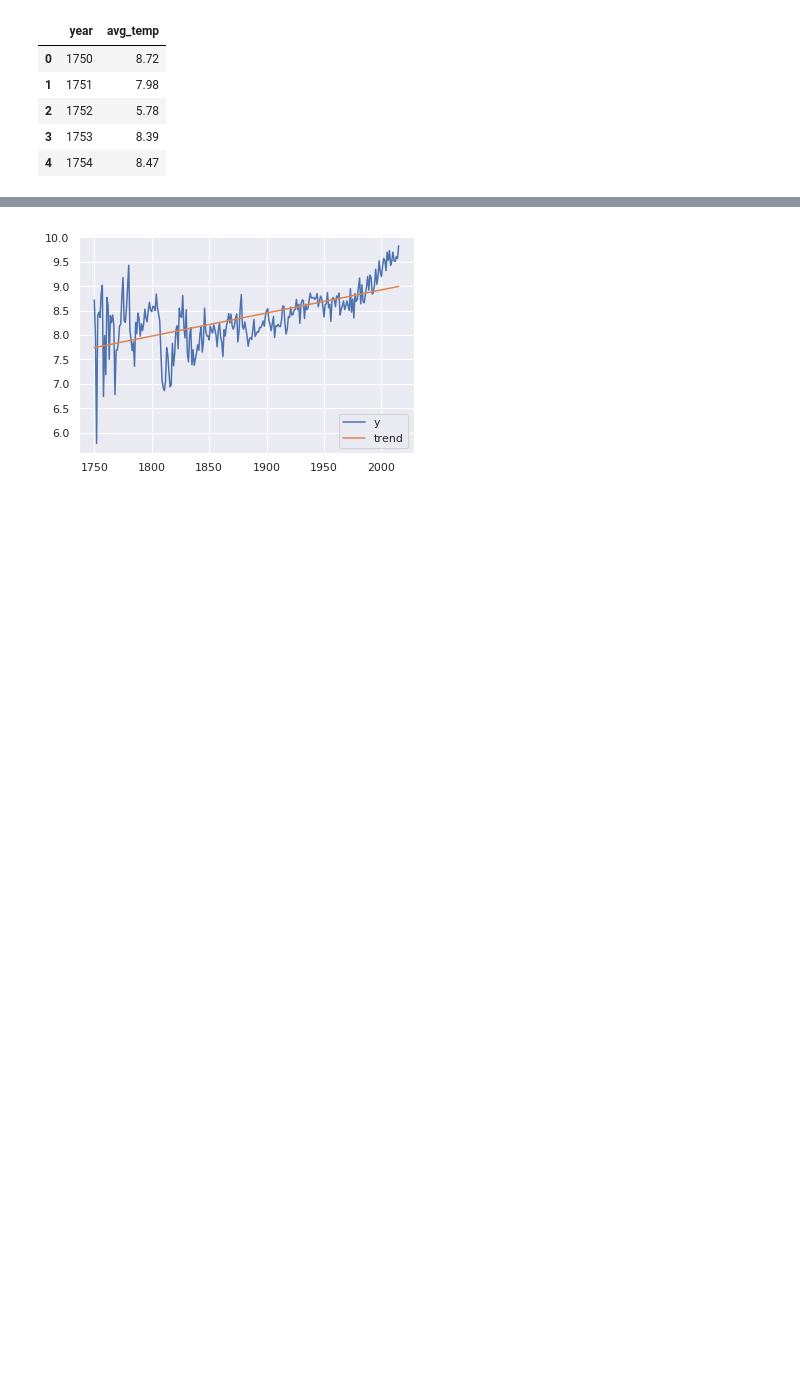
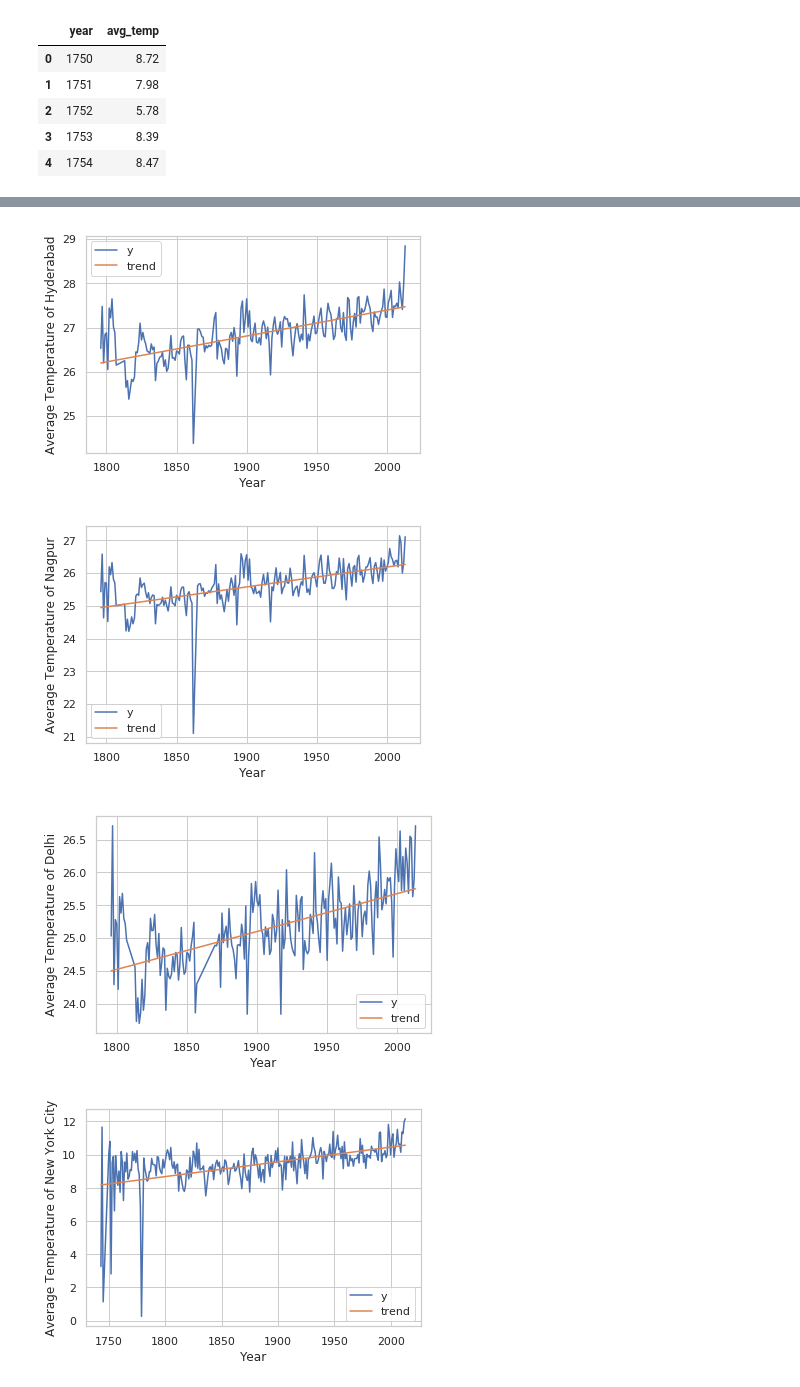
Before and after one commit to abhiksark/Udacity-DataAnalyst-Nanodegree, a Jupyter notebook: explore_weather_trends/trend_plot.ipynb, the cells around one changed output, grey strips where cells are left out. Saved outputs shown, nothing was run; the diff lists cells and outputs as text; code cells hidden in the pictures; blank space fills up the shorter version.

Commit message:
Updated the trend plot

```diff
--- a/explore_weather_trends/trend_plot.ipynb
+++ b/explore_weather_trends/trend_plot.ipynb
@@ -41,7 +79,9 @@ moving_avg_hyd = df_hyd.rolling(12).mean()
 # %%
-sns.set(style='darkgrid')
-sns.lineplot(x='year', y='avg_temp', data=df_hyd, estimator='mean')
-plt.show()
-sns.lineplot(x='year', y='avg_temp', data=df_global)
-plt.show()
+for df in df_listofcity:
+    moving_avg_df = df.rolling(10).mean()
+    sns.lineplot(x='year', y='avg_temp', data=df ,color= "#ff4c4c" )
+    sns.lineplot(x='year', y='avg_temp', data=moving_avg_df ,color = "#31115e")
+    plt.ylabel('Average Temperature of '+ df.name)
+    plt.xlabel('Year')
+    plt.show()
 # %% [output]
@@ -50,6 +91,0 @@ plt.show()
-# %%
-
-sns.set(style='darkgrid')
-sns.lineplot(x='year', y='avg_temp', data=moving_avg_hyd, color = 'black')
-sns.lineplot(x='year', y='avg_temp', data=df_hyd, color = 'red')
-plt.show()
@@ -58,6 +91,0 @@ plt.show()
-# %%
-
-sns.set(style='darkgrid')
-sns.lineplot(x='year', y='avg_temp', data=moving_avg_global)
-sns.lineplot(x='year', y='avg_temp', data=df_global)
-plt.show()
@@ -66,8 +92,10 @@ plt.show()
 # %%
 import statsmodels.formula.api as sm
-result_hyd = sm.ols(formula="avg_temp ~ year", data=df_hyd).fit()
-trend = result_hyd.predict(df_hyd.year)
-data = pd.DataFrame(index=df_hyd.year.values, data={'y': df_hyd.avg_temp.values, 'trend': trend.values})
+result_global = sm.ols(formula="avg_temp ~ year", data=df_global).fit()
+trend = result_global.predict(df_global.year)
+data = pd.DataFrame(index=df_global.year.values, data={'y': df_global.avg_temp.values, 'trend': trend.values})
 data.plot()
+plt.ylabel('Golbal Average Temperature')
+plt.xlabel('Year')
 plt.show()
 # %% [output]
@@ -75,8 +103,14 @@ plt.show()
 # %%
-result_global = sm.ols(formula="avg_temp ~ year", data=df_global).fit()
-trend = result_global.predict(df_global.year)
-data = pd.DataFrame(index=df_global.year.values, data={'y': df_global.avg_temp.values, 'trend': trend.values})
-data.plot()
-plt.show()
+for df in df_listofcity:
+    result = sm.ols(formula="avg_temp ~ year", data=df).fit()
+    trend = result.predict(df.year)
+    data = pd.DataFrame(index=df.year.values, data={'y': df.avg_temp.values, 'trend': trend.values})
+    data.plot()
+    plt.ylabel('Average Temperature of '+ df.name)
+    plt.xlabel('Year')
+    plt.show()
 # %% [output]
-[figure, old version]
+[figure, new version]
+[figure, added]
+[figure, added]
+[figure, added]
```
Also changed, not shown: parts of 21 cells of this notebook, 3 other files.
